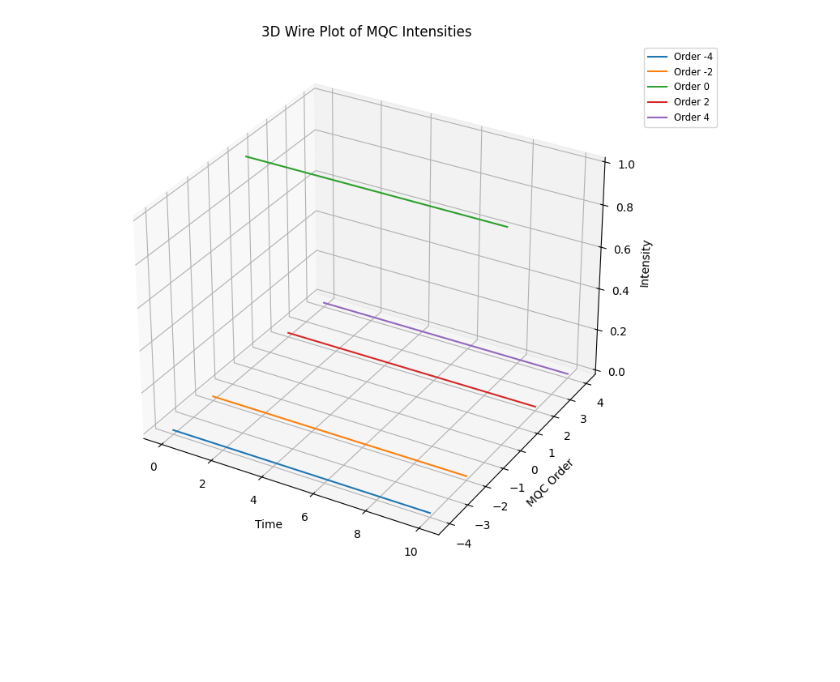
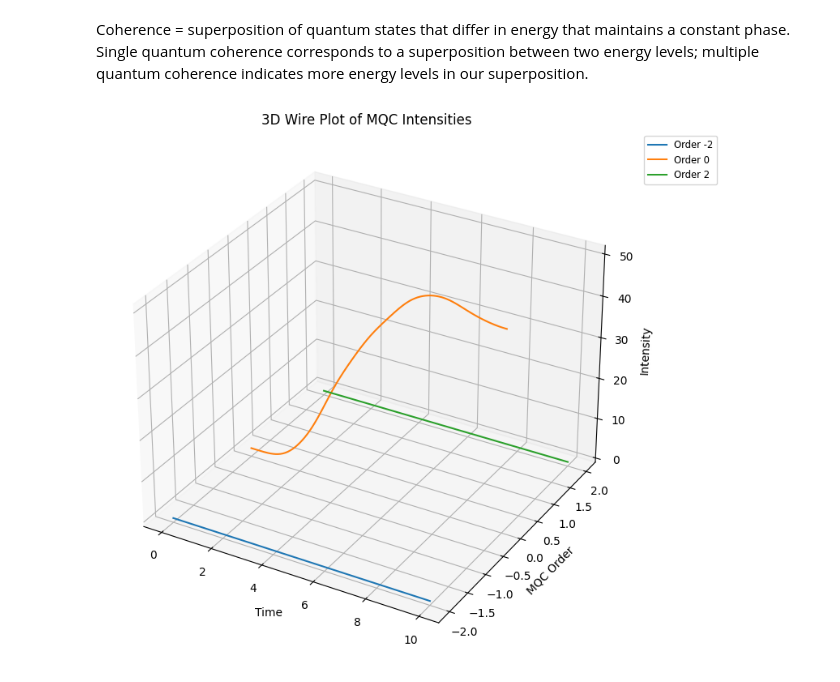
Before and after one commit to MasonBates/qeg-liouvillian, a Jupyter notebook: pauli_arr_testing.ipynb, the cells around one changed output. Cells and saved outputs as stored; diff of their text form; code cells hidden in the pictures; blank space fills up the shorter version.

```diff
--- a/pauli_arr_testing.ipynb
+++ b/pauli_arr_testing.ipynb
@@ -317,0 +415,24 @@ def solve_chain_time_series(chain_mat, A0, times, max_step=.01):
+# %%
+from scipy.integrate import solve_ivp
+
+def solve_chain_time_series(chain_mat, A0, times, max_step=.01):
+    """
+    Compute A(t) = exp(chain_mat * t) @ A0 for an array of times.
+
+    chain_mat: (n,n) ndarray
+    A0: (n,) ndarray initial condition
+    times: 1D array-like of times
+    Returns: (len(times), n) ndarray
+    """
+    times = np.asarray(times)
+    A0 = np.asarray(A0)
+
+    # in solve_ivp, what we are doing is that dy/dt = f(y,t) = chain_mat @ y
+    def rhs(t, y):
+        return chain_mat @ y
+
+    # This scipy function solves an "initial value problem" of some functionm, performing a numerical integration
+    sol = solve_ivp(fun=rhs, t_span=(times[0], times[-1]), y0=A0, t_eval=times, method='RK45',max_step=max_step)      # RK45 = Runge-Kutta of order 5(4)
+    # sol is a "solution" object, which has attributes sol.t and sol.y; sol.y are the solution values at the times the solution was evaluated (time steps given above)
+
+    return sol.y.T      # transpose of sol.y
@@ -318,10 +460,9 @@ def solve_chain_time_series(chain_mat, A0, times, max_step=.01):
 # %%
 seed_str = 'Z'
-pad_width = 5 # number of qubits
+pad_width = 15
 padded_seed = 'I'*pad_width + seed_str + 'I'*pad_width
 ham = generate_dipole_hamiltonian(len(padded_seed))
 root_idx = 0  # since seed is the first node added
 # %%
-#graph_2, label_map_2 = generate_louivillian_graph(padded_seed, ham, depth=10, corr_cutoff=10, max_nodes=100000, directed=True)
-graph_2, label_map_2 = generate_louivillian_graph(padded_seed, ham, depth=3, corr_cutoff=3, max_nodes=100000, directed=True)
-#graphviz_draw(graph_2, node_attr_fn=node_attr, edge_attr_fn=edge_attr, method='sfdp')
+graph_2, label_map_2 = generate_louivillian_graph(padded_seed, ham, depth=4, corr_cutoff=3, max_nodes=100000, directed=True)
+graphviz_draw(graph_2, node_attr_fn=node_attr, edge_attr_fn=edge_attr, method='sfdp')
@@ -467,3 +553,5 @@ else:
+# %% [markdown]
+Coherence = superposition of quantum states that differ in energy that maintains a constant phase. Single quantum coherence corresponds to a superposition between two energy levels; multiple quantum coherence indicates more energy levels in our superposition.
 # %%
 from scipy.special import comb
 def pauli_to_mqc(p_string, basis="Z"):
@@ -493,35 +581,35 @@ def pauli_to_mqc(p_string, basis="Z"):
 # %%
 # Compute MQC intensities
 mqc_intensity = {}
-for label, idx in label_map_4.items():
+for label, idx in label_map_2.items():
     mqc_orders = pauli_to_mqc(label)
     for order, coeff in mqc_orders.items():
         if order not in mqc_intensity:
             mqc_intensity[order] = np.zeros(len(times),dtype=np.complex128)
         mqc_intensity[order] += coeff * A_t[:, idx]
 
 mqc_intensity = {order: np.abs(intensity)**2 for order, intensity in mqc_intensity.items()}
 # Create a 3D wire plot for MQC intensities
 
 fig = plt.figure(figsize=(10, 7))
 ax = fig.add_subplot(111, projection='3d')
 
 orders = sorted(mqc_intensity.keys())
 X, Y = np.meshgrid(times, orders)
 Z = np.array([mqc_intensity[order] for order in orders])
 
 for i in range(len(orders)):
     ax.plot(times, [orders[i]] * len(times), Z[i], label=f"Order {orders[i]}")
 
 ax.set_xlabel("Time")
 ax.set_ylabel("MQC Order")
 ax.set_zlabel("Intensity")
 ax.set_title("3D Wire Plot of MQC Intensities")
 plt.legend(fontsize="small", bbox_to_anchor=(1.02, 1), loc="upper left")
 plt.tight_layout()
 plt.show()
 # %% [output]
-[figure, old version]
+[figure, new version]
 # %%
 def compute_time_evolution(graph, A0, times, weight_fn=lambda x: x, max_step=0.01):
     """
```
Also changed, not shown: parts of 54 cells of this notebook.
